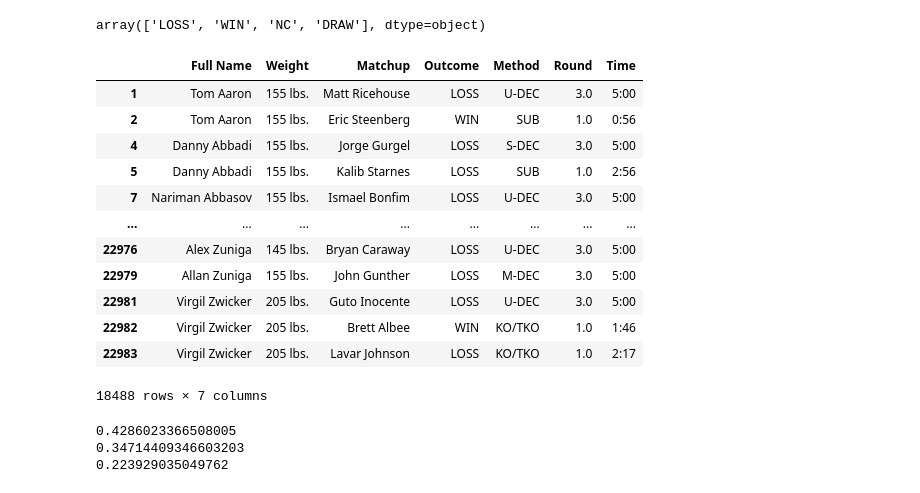
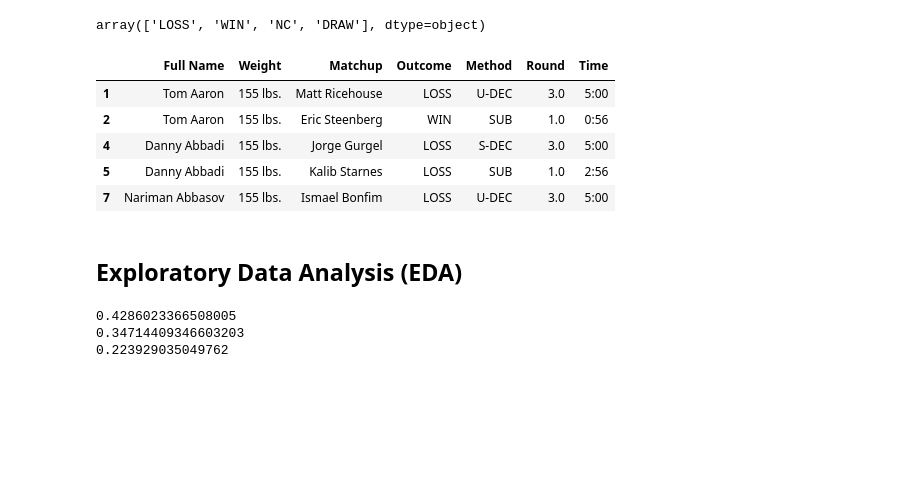
Before and after one commit to charlez1998/Monte-Carlo-Projects, a Jupyter notebook: UFC MC Sim.ipynb, the cells around one changed output. Drawn from its saved outputs; the diff is of its cells as text; code cells hidden in the pictures; blank space fills up the shorter version.

```diff
--- a/UFC MC Sim.ipynb
+++ b/UFC MC Sim.ipynb
@@ -62,21 +61,14 @@ removed_outcomes = ['NC', 'DRAW']
 removed_methods = ['Overturned', 'Other', 'CNC', 'DQ', 'Overturned ', 'CNC ']
 # %%
 filtered_df1 = df.loc[~df['Method'].isin(removed_methods)]
-filtered_df2 = filtered_df1.loc[~df['Outcome'].isin(removed_outcomes)]
+cleaned_df = filtered_df1.loc[~df['Outcome'].isin(removed_outcomes)]
-# %%
-filtered_df2
-# %% [output]
-|  | Full Name | Weight | Matchup | Outcome | Method | Round | Time |
-| 1 | Tom Aaron | 155 lbs. | Matt Ricehouse | LOSS | U-DEC | 3.0 | 5:00 |
-| 2 | Tom Aaron | 155 lbs. | Eric Steenberg | WIN | SUB | 1.0 | 0:56 |
-| 4 | Danny Abbadi | 155 lbs. | Jorge Gurgel | LOSS | S-DEC | 3.0 | 5:00 |
-| 5 | Danny Abbadi | 155 lbs. | Kalib Starnes | LOSS | SUB | 1.0 | 2:56 |
-| 7 | Nariman Abbasov | 155 lbs. | Ismael Bonfim | LOSS | U-DEC | 3.0 | 5:00 |
-| ... | ... | ... | ... | ... | ... | ... | ... |
-| 22976 | Alex Zuniga | 145 lbs. | Bryan Caraway | LOSS | U-DEC | 3.0 | 5:00 |
-| 22979 | Allan Zuniga | 155 lbs. | John Gunther | LOSS | M-DEC | 3.0 | 5:00 |
-| 22981 | Virgil Zwicker | 205 lbs. | Guto Inocente | LOSS | U-DEC | 3.0 | 5:00 |
-| 22982 | Virgil Zwicker | 205 lbs. | Brett Albee | WIN | KO/TKO | 1.0 | 1:46 |
-| 22983 | Virgil Zwicker | 205 lbs. | Lavar Johnson | LOSS | KO/TKO | 1.0 | 2:17 |
-18488 rows × 7 columns
+# %%
+cleaned_df.head()
+# %% [output]
+|  | Full Name | Weight | Matchup | Outcome | Method | Round | Time |
+| 1 | Tom Aaron | 155 lbs. | Matt Ricehouse | LOSS | U-DEC | 3.0 | 5:00 |
+| 2 | Tom Aaron | 155 lbs. | Eric Steenberg | WIN | SUB | 1.0 | 0:56 |
+| 4 | Danny Abbadi | 155 lbs. | Jorge Gurgel | LOSS | S-DEC | 3.0 | 5:00 |
+| 5 | Danny Abbadi | 155 lbs. | Kalib Starnes | LOSS | SUB | 1.0 | 2:56 |
+| 7 | Nariman Abbasov | 155 lbs. | Ismael Bonfim | LOSS | U-DEC | 3.0 | 5:00 |
 # %%
@@ -83,0 +76,2 @@ df = filtered_df2
+# %% [markdown]
+## Exploratory Data Analysis (EDA)
```
Also changed, not shown: parts of 50 cells of this notebook.
